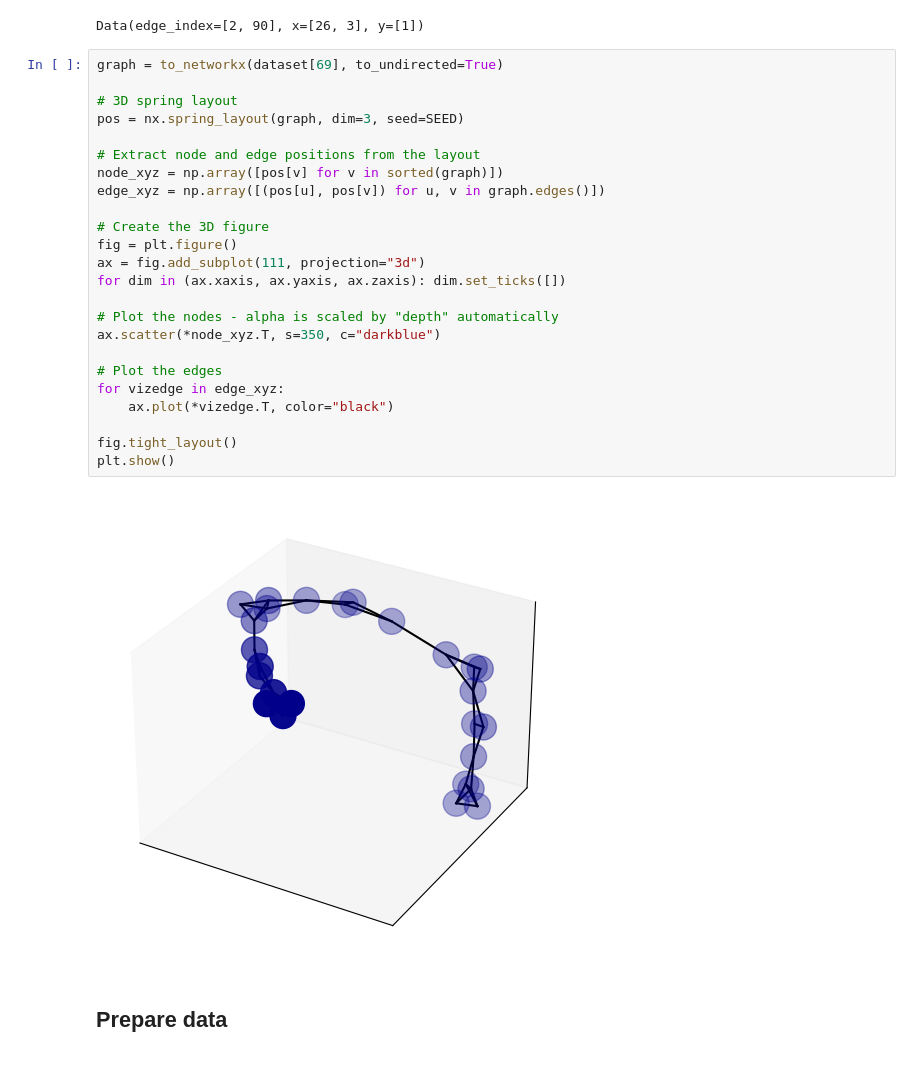
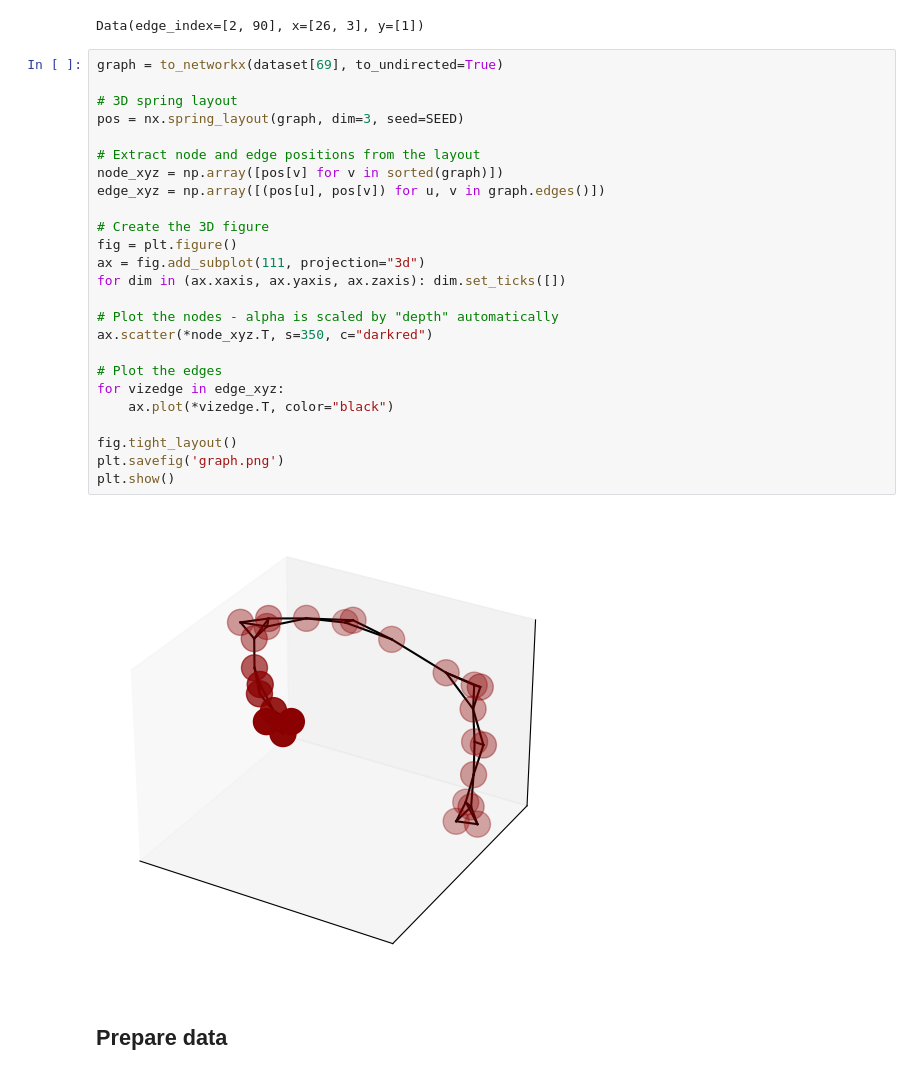
Before and after one commit to xavcaron/INF8225---Projet, a Jupyter notebook: protein_classification.ipynb, the cells around one changed output. Cells and saved outputs as stored; diff of their text form.

```diff
--- a/protein_classification.ipynb
+++ b/protein_classification.ipynb
@@ -57,29 +69,30 @@ Data(edge_index=[2, 90], x=[26, 3], y=[1])
 # %%
 graph = to_networkx(dataset[69], to_undirected=True)
 
 # 3D spring layout
 pos = nx.spring_layout(graph, dim=3, seed=SEED)
 
 # Extract node and edge positions from the layout
 node_xyz = np.array([pos[v] for v in sorted(graph)])
 edge_xyz = np.array([(pos[u], pos[v]) for u, v in graph.edges()])
 
 # Create the 3D figure
 fig = plt.figure()
 ax = fig.add_subplot(111, projection="3d")
 for dim in (ax.xaxis, ax.yaxis, ax.zaxis): dim.set_ticks([])
 
 # Plot the nodes - alpha is scaled by "depth" automatically
-ax.scatter(*node_xyz.T, s=350, c="darkblue")
+ax.scatter(*node_xyz.T, s=350, c="darkred")
 
 # Plot the edges
 for vizedge in edge_xyz:
     ax.plot(*vizedge.T, color="black")
 
 fig.tight_layout()
+plt.savefig('graph.png')
 plt.show()
 # %% [output]
-[figure, old version]
+[figure, new version]
 # %% [markdown]
 ## Prepare data
 # %%
```
Also changed, not shown: parts of 15 cells of this notebook.
